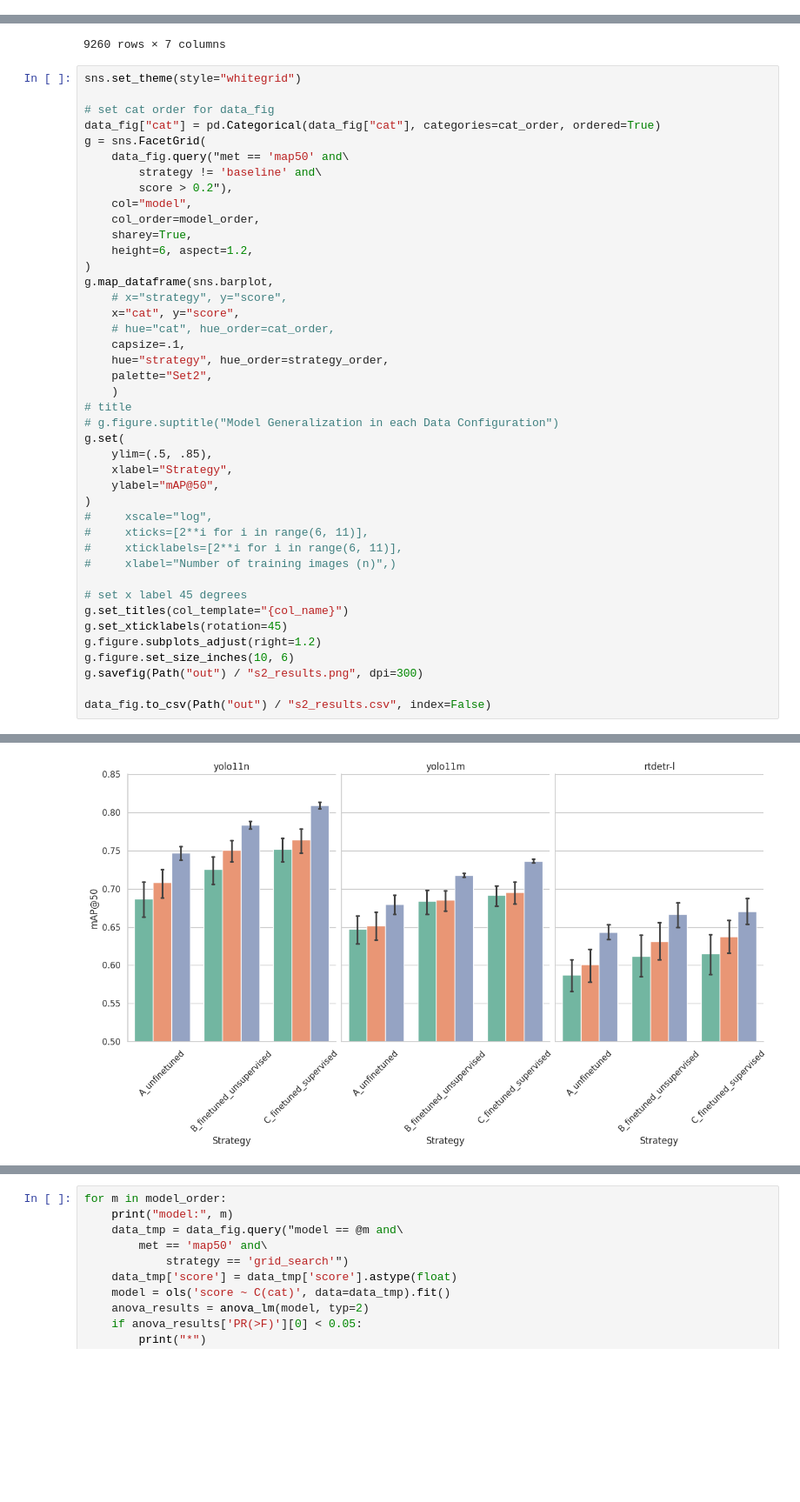
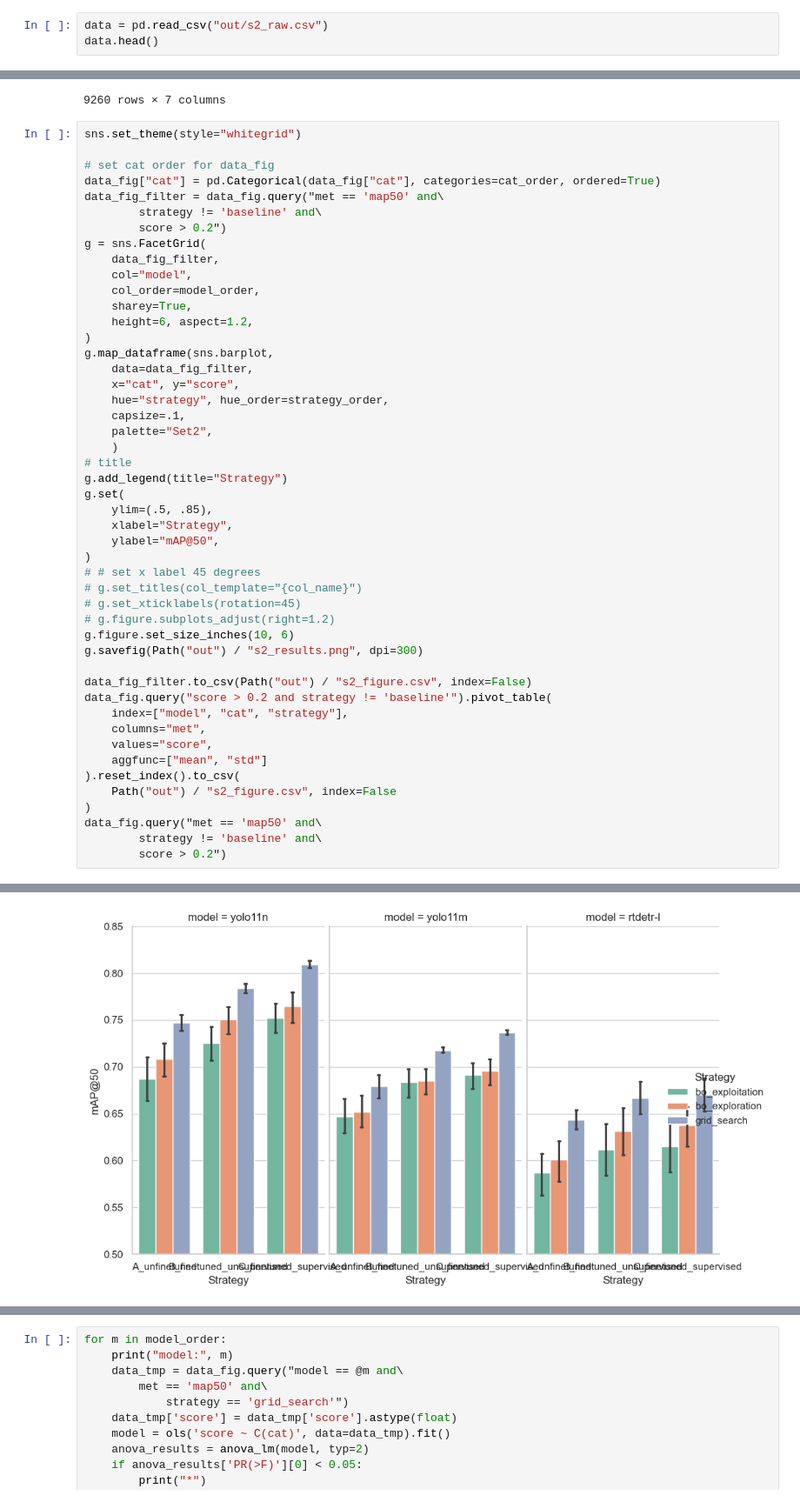
Before and after one commit to Niche-Lab/ant-detective, a Jupyter notebook: _5_eval-study2.ipynb, the cells around one changed output, grey strips where cells are left out. Shown at 87% size. Cells and saved outputs as stored; diff of their text form; blank space fills up the shorter version.

```diff
--- a/_5_eval-study2.ipynb
+++ b/_5_eval-study2.ipynb
@@ -45,3 +45,6 @@ cat_order = [
     "C_finetuned_supervised"
 ]
 model_order = ["yolo11n", "yolo11m", "rtdetr-l"]
+# %%
+data = pd.read_csv("out/s2_raw.csv")
+data.head()
@@ -214,41 +224,47 @@ sns.set_theme(style="whitegrid")
 
 # set cat order for data_fig
 data_fig["cat"] = pd.Categorical(data_fig["cat"], categories=cat_order, ordered=True)
+data_fig_filter = data_fig.query("met == 'map50' and\
+        strategy != 'baseline' and\
+        score > 0.2")
 g = sns.FacetGrid(
-    data_fig.query("met == 'map50' and\
-        strategy != 'baseline' and\
-        score > 0.2"),
+    data_fig_filter,
     col="model",
     col_order=model_order,
     sharey=True,
     height=6, aspect=1.2,
 )
 g.map_dataframe(sns.barplot,
-    # x="strategy", y="score",
+    data=data_fig_filter,
     x="cat", y="score",
-    # hue="cat", hue_order=cat_order,
+    hue="strategy", hue_order=strategy_order,
     capsize=.1,
-    hue="strategy", hue_order=strategy_order,
     palette="Set2",
     )
 # title
-# g.figure.suptitle("Model Generalization in each Data Configuration")
+g.add_legend(title="Strategy")
 g.set(
     ylim=(.5, .85),
     xlabel="Strategy",
     ylabel="mAP@50",
 )
-#     xscale="log",
-#     xticks=[2**i for i in range(6, 11)],
-#     xticklabels=[2**i for i in range(6, 11)],
-#     xlabel="Number of training images (n)",)
-
-# set x label 45 degrees
-g.set_titles(col_template="{col_name}")
-g.set_xticklabels(rotation=45)
-g.figure.subplots_adjust(right=1.2)
+# # set x label 45 degrees
+# g.set_titles(col_template="{col_name}")
+# g.set_xticklabels(rotation=45)
+# g.figure.subplots_adjust(right=1.2)
 g.figure.set_size_inches(10, 6)
 g.savefig(Path("out") / "s2_results.png", dpi=300)
 
-data_fig.to_csv(Path("out") / "s2_results.csv", index=False)
+data_fig_filter.to_csv(Path("out") / "s2_figure.csv", index=False)
+data_fig.query("score > 0.2 and strategy != 'baseline'").pivot_table(
+    index=["model", "cat", "strategy"],
+    columns="met",
+    values="score",
+    aggfunc=["mean", "std"]
+).reset_index().to_csv(
+    Path("out") / "s2_figure.csv", index=False
+)
+data_fig.query("met == 'map50' and\
+        strategy != 'baseline' and\
+        score > 0.2")
 # %% [output]
@@ -255 +286 @@ data_fig.to_csv(Path("out") / "s2_results.csv", index=False)
-[figure, old version]
+[figure, new version]
```
Also changed, not shown: parts of 7 cells of this notebook, 34 other files.
